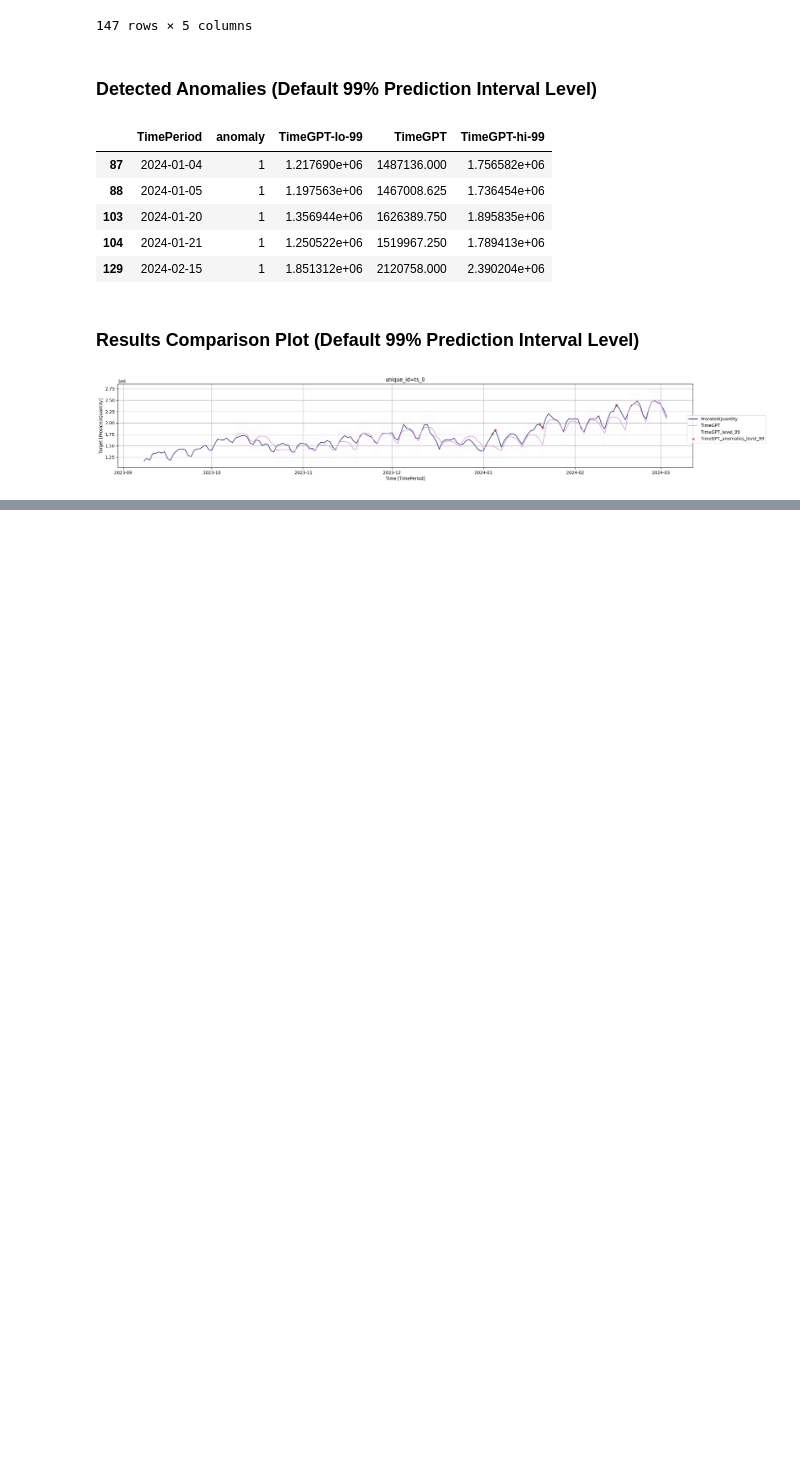
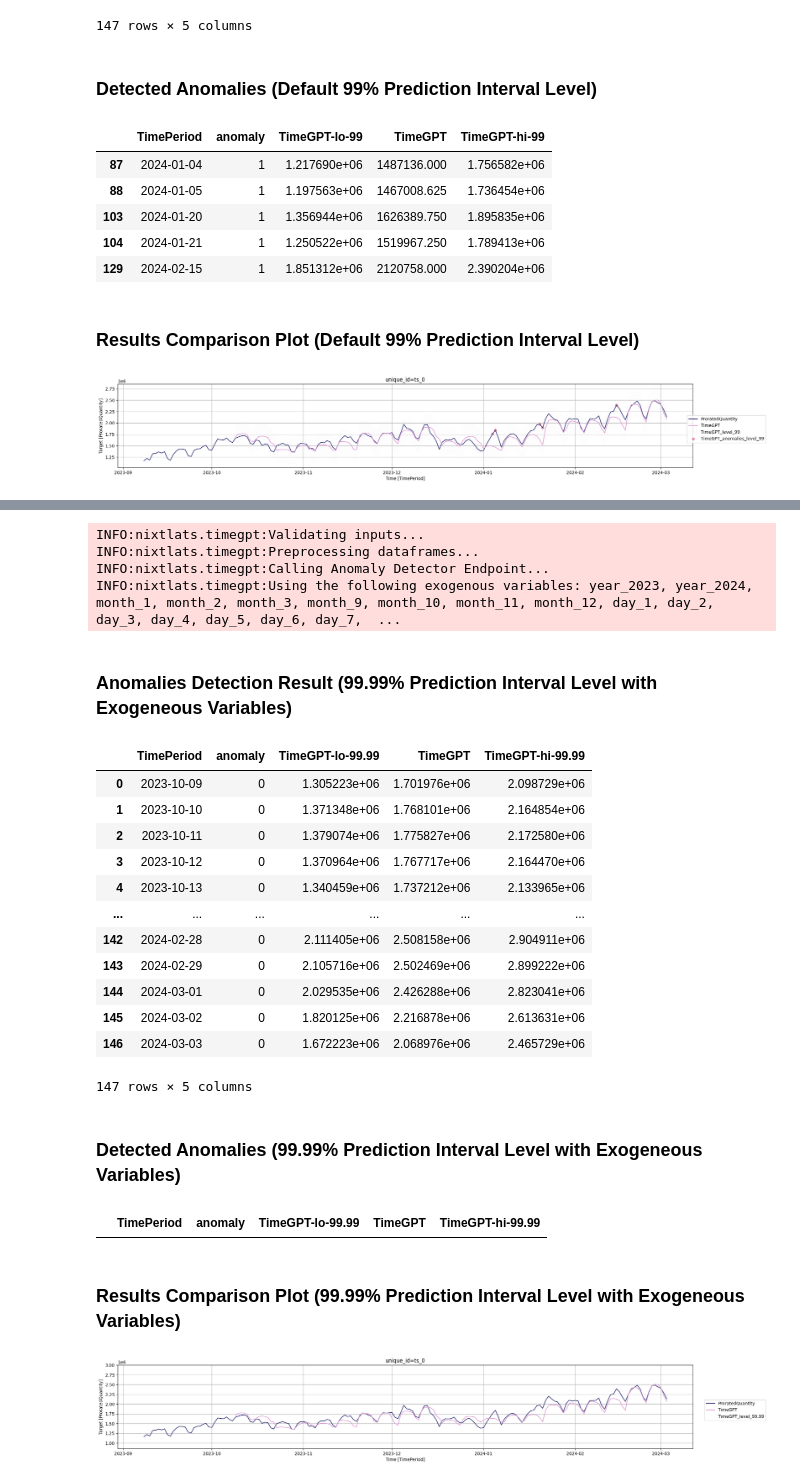
Before and after one commit to hawkjosh/timegptExplore, a Jupyter notebook: notebooks/billing1.ipynb, the cells around one changed output, grey strips where cells are left out. Saved outputs shown, nothing was run; the diff lists cells and outputs as text; code cells hidden in the pictures; blank space fills up the shorter version.

```diff
--- a/notebooks/billing1.ipynb
+++ b/notebooks/billing1.ipynb
@@ -64,0 +60,11 @@ display(df.head())
+# %%
+# Input params for sample billing data and run data prep function
+
+bd = dataPrep(
+    df="df",
+    filename="billing1",
+    timeCol="TimePeriod",
+    dropCols=["Tenant"],
+)
+
+display(bd.head())
@@ -411,0 +371,44 @@ Usage data successfully updated with:
+# %%
+# Run anomaly detection model with exogeneous variables, plot results compared with original data (prediction interval level 99.99 should identify fewer anomalies)
+
+bdDtctX99_99 = timegpt.detect_anomalies(
+    bd, time_col="TimePeriod", target_col="ProratedQuantity", freq="D", date_features=True, level=99.99,
+)
+
+bdAnmsX99_99 = bdDtctX99_99[bdDtctX99_99["anomaly"] == 1]
+
+bdPltX99_99 = timegpt.plot(
+    bd, bdDtctX99_99, time_col="TimePeriod", target_col="ProratedQuantity"
+)
+
+display(
+    Markdown("### Anomalies Detection Result (99.99% Prediction Interval Level with Exogeneous Variables)"),
+    bdDtctX99_99,
+    Markdown("### Detected Anomalies (99.99% Prediction Interval Level with Exogeneous Variables)"),
+    bdAnmsX99_99,
+    Markdown("### Results Comparison Plot (99.99% Prediction Interval Level with Exogeneous Variables)"),
+    bdPltX99_99,
+)
+# %% [output]
+INFO:nixtlats.timegpt:Validating inputs...
+INFO:nixtlats.timegpt:Preprocessing dataframes...
+INFO:nixtlats.timegpt:Calling Anomaly Detector Endpoint...
+INFO:nixtlats.timegpt:Using the following exogenous variables: year_2023, year_2024, month_1, month_2, month_3, month_9, month_10, month_11, month_12, day_1, day_2, day_3, day_4, day_5, day_6, day_7,  ...
+### Anomalies Detection Result (99.99% Prediction Interval Level with Exogeneous Variables)
+|  | TimePeriod | anomaly | TimeGPT-lo-99.99 | TimeGPT | TimeGPT-hi-99.99 |
+| 0 | 2023-10-09 | 0 | 1.305223e+06 | 1.701976e+06 | 2.098729e+06 |
+| 1 | 2023-10-10 | 0 | 1.371348e+06 | 1.768101e+06 | 2.164854e+06 |
+| 2 | 2023-10-11 | 0 | 1.379074e+06 | 1.775827e+06 | 2.172580e+06 |
+| 3 | 2023-10-12 | 0 | 1.370964e+06 | 1.767717e+06 | 2.164470e+06 |
+| 4 | 2023-10-13 | 0 | 1.340459e+06 | 1.737212e+06 | 2.133965e+06 |
+| ... | ... | ... | ... | ... | ... |
+| 142 | 2024-02-28 | 0 | 2.111405e+06 | 2.508158e+06 | 2.904911e+06 |
+| 143 | 2024-02-29 | 0 | 2.105716e+06 | 2.502469e+06 | 2.899222e+06 |
+| 144 | 2024-03-01 | 0 | 2.029535e+06 | 2.426288e+06 | 2.823041e+06 |
+| 145 | 2024-03-02 | 0 | 1.820125e+06 | 2.216878e+06 | 2.613631e+06 |
+| 146 | 2024-03-03 | 0 | 1.672223e+06 | 2.068976e+06 | 2.465729e+06 |
+147 rows × 5 columns
+### Detected Anomalies (99.99% Prediction Interval Level with Exogeneous Variables)
+|  | TimePeriod | anomaly | TimeGPT-lo-99.99 | TimeGPT | TimeGPT-hi-99.99 |
+### Results Comparison Plot (99.99% Prediction Interval Level with Exogeneous Variables)
+[figure, added]
```
Also changed, not shown: parts of 29 cells of this notebook, 13 other files.
